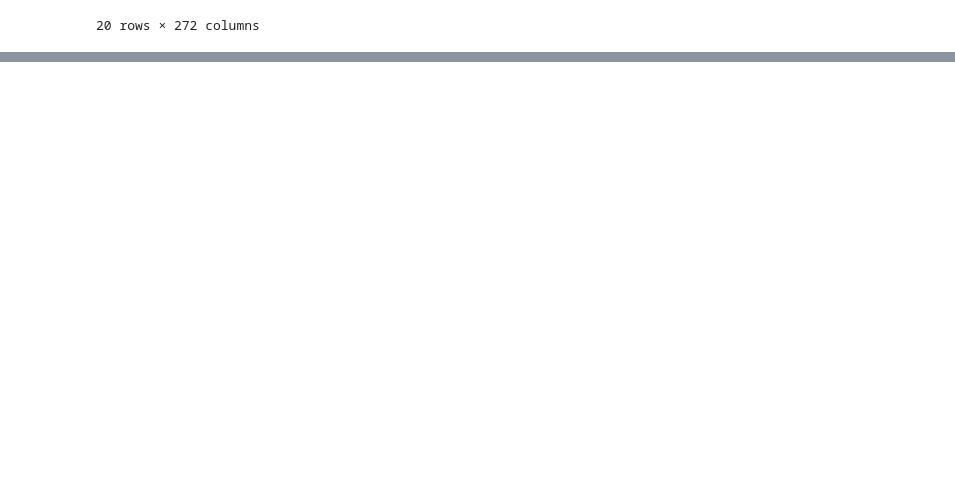
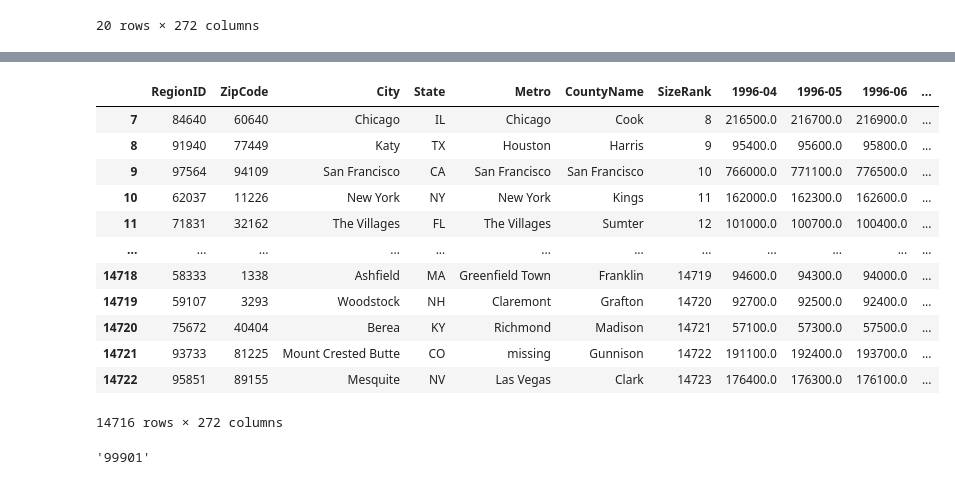
Before and after one commit to EdmundNyaribo/Phase-4-Project, a Jupyter notebook: Student.ipynb, the cells around one changed output, grey strips where cells are left out. Cells and saved outputs as stored; diff of their text form; code cells hidden in the pictures; blank space fills up the shorter version.

```diff
--- a/Student.ipynb
+++ b/Student.ipynb
@@ -39,0 +168,15 @@ df.head(20)
+# %%
+# Filling the 'Metro' column with the word 'missing'
+df['Metro'].fillna('missing', inplace=True)
+
+df = df[7:].fillna(method='bfill', axis=1)
+
+# Calculating the percentage of missing values for each column in the DataFrame
+missing_values = df.isnull().mean() * 100
+
+# Handling the date columns' missing values
+df.dropna(inplace=True)
+
+# Print the list of columns in the DataFrame along with their missing percentages
+for column, percentage in missing_values.items():
+    print(f"{column}: {percentage}%")
@@ -39,0 +201,41 @@ df.head(20)
+# %%
+def rename_column(df, old_name, new_name):
+    """
+    Rename a column in a DataFrame.
+
+    Parameters:
+    - df (pd.DataFrame): The DataFrame containing the column to be renamed.
+    - old_name (str): The current name of the column.
+    - new_name (str): The new name to assign to the column.
+
+    Returns:
+    - pd.DataFrame: The DataFrame with the renamed column.
+    """
+    df.rename(columns={old_name: new_name}, inplace=True)
+    return df
+
+# Rename 'RegionName' to 'ZipCode' in the DataFrame 'df'
+df = rename_column(df, 'RegionName', 'ZipCode')
+# %%
+df
+# %% [output]
+|  | RegionID | ZipCode | City | State | Metro | CountyName | SizeRank | 1996-04 | 1996-05 | 1996-06 | ... |
+| 7 | 84640 | 60640 | Chicago | IL | Chicago | Cook | 8 | 216500.0 | 216700.0 | 216900.0 | ... |
+| 8 | 91940 | 77449 | Katy | TX | Houston | Harris | 9 | 95400.0 | 95600.0 | 95800.0 | ... |
+| 9 | 97564 | 94109 | San Francisco | CA | San Francisco | San Francisco | 10 | 766000.0 | 771100.0 | 776500.0 | ... |
+| 10 | 62037 | 11226 | New York | NY | New York | Kings | 11 | 162000.0 | 162300.0 | 162600.0 | ... |
+| 11 | 71831 | 32162 | The Villages | FL | The Villages | Sumter | 12 | 101000.0 | 100700.0 | 100400.0 | ... |
+| ... | ... | ... | ... | ... | ... | ... | ... | ... | ... | ... | ... |
+| 14718 | 58333 | 1338 | Ashfield | MA | Greenfield Town | Franklin | 14719 | 94600.0 | 94300.0 | 94000.0 | ... |
+| 14719 | 59107 | 3293 | Woodstock | NH | Claremont | Grafton | 14720 | 92700.0 | 92500.0 | 92400.0 | ... |
+| 14720 | 75672 | 40404 | Berea | KY | Richmond | Madison | 14721 | 57100.0 | 57300.0 | 57500.0 | ... |
+| 14721 | 93733 | 81225 | Mount Crested Butte | CO | missing | Gunnison | 14722 | 191100.0 | 192400.0 | 193700.0 | ... |
+| 14722 | 95851 | 89155 | Mesquite | NV | Las Vegas | Clark | 14723 | 176400.0 | 176300.0 | 176100.0 | ... |
+14716 rows × 272 columns
+# %%
+# Converted Zipcode column values to string
+df.ZipCode = df.ZipCode.astype('string')
+max_value = df['ZipCode'].max()
+max_value
+# %% [output]
+'99901'
```
Also changed, not shown: parts of 24 cells of this notebook.
